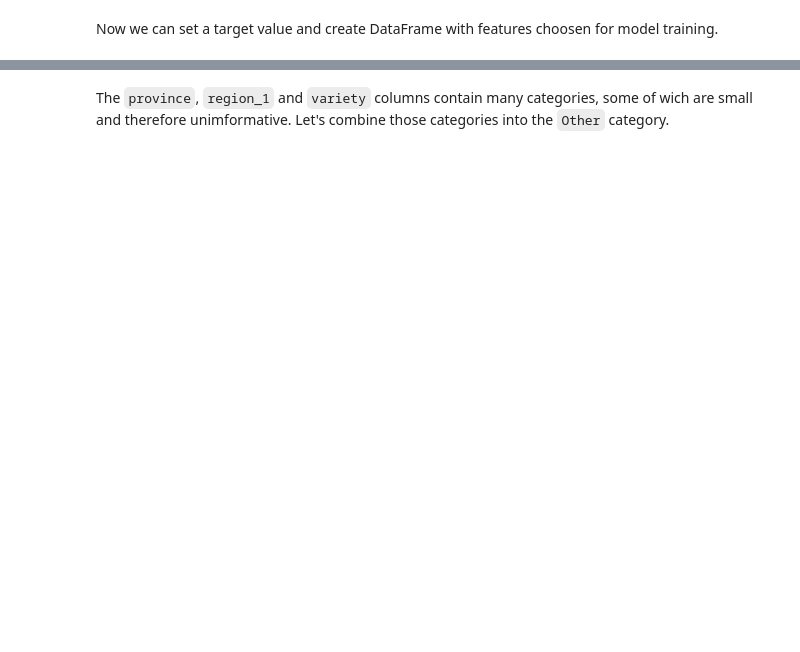
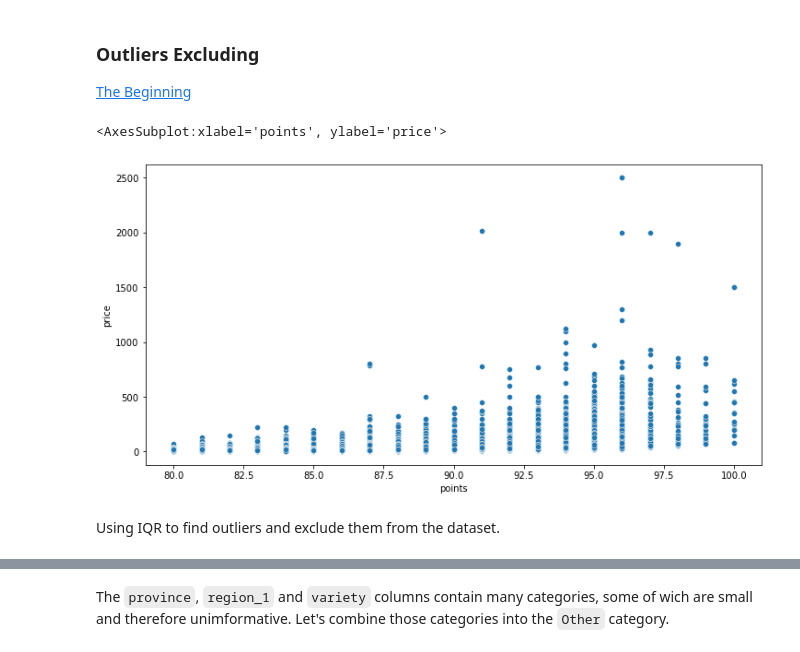
Before and after one commit to KorniiVlasenko/Wine-Price-Predictor, a Jupyter notebook: Wine_reviews_learn_project.ipynb, the cells around one changed output, grey strips where cells are left out. Cells and saved outputs as stored; diff of their text form; code cells hidden in the pictures; blank space fills up the shorter version.

```diff
--- a/Wine_reviews_learn_project.ipynb
+++ b/Wine_reviews_learn_project.ipynb
@@ -338,11 +195,27 @@ data.head()
-# %% [markdown]
-Now we can set a target value and create DataFrame with features choosen for model training.
 # %%
+data.dropna(subset = ['price'], inplace = True)
+
 # Set the target value
 y = data.price
 
 # Create list of fetures that will be use in model training
-wine_features = ['points', 'country', 'province', 'region_1', 'variety']
+features_to_use = ['points', 'country', 'province', 'region_1', 'variety']
 
 # Create a specific Frame for the list of the selected features
-X = data[wine_features]
+X = data[features_to_use]
+
+X_train, X_valid, y_train, y_valid = train_test_split(X, y, test_size = 0.2, random_state = 0)
+# %% [markdown]
+### Outliers Excluding<a name='outliers'></a>
+
+[The Beginning](#beginning)
+# %%
+#Let's visualize the spread of wine prices to see wether there are outliers
+
+plt.figure(figsize=(12,6))
+sns.scatterplot(x = X_train['points'], y = y_train)
+
+# Only train part of data is used to avoid Train-Test Contamination
+# %% [output]
+<AxesSubplot:xlabel='points', ylabel='price'>
+[figure, new version]
@@ -348,0 +225,2 @@ X = data[wine_features]
+# %% [markdown]
+Using IQR to find outliers and exclude them from the dataset.
```
Also changed, not shown: parts of 70 cells of this notebook.
